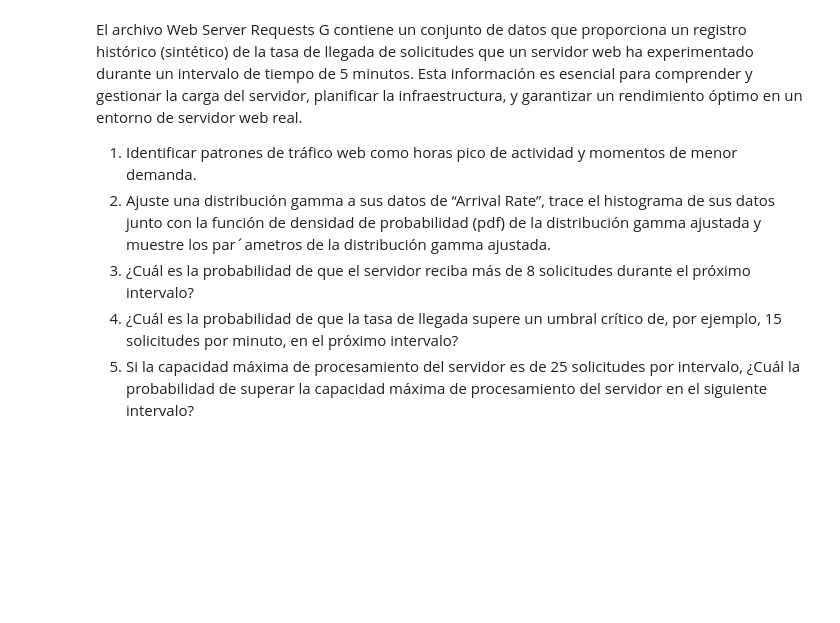
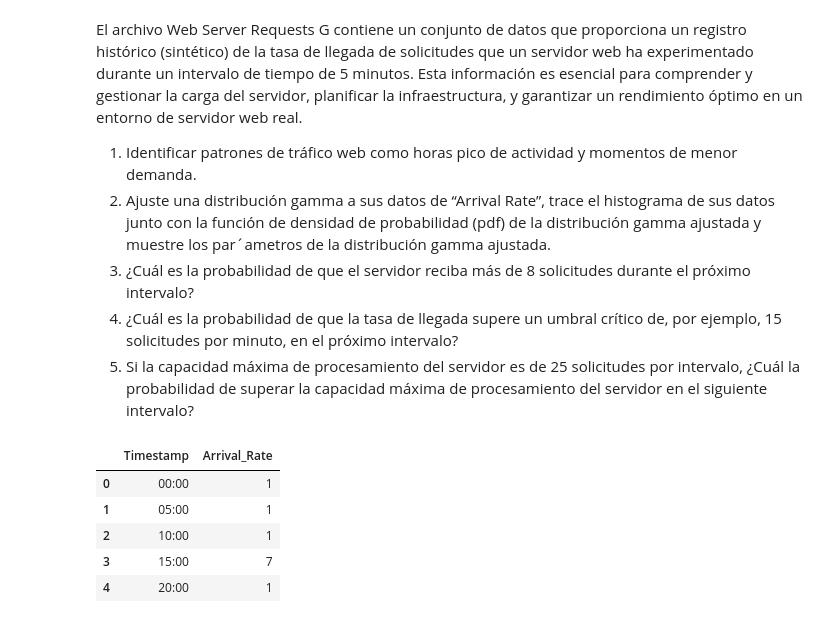
Before and after one commit to DCajiao/Distribuciones-de-Probabilidad, a Jupyter notebook: notebooks/pregunta4.ipynb, the cells around one changed output. Cells and saved outputs as stored; diff of their text form; code cells hidden in the pictures; blank space fills up the shorter version.

```diff
--- a/notebooks/pregunta4.ipynb
+++ b/notebooks/pregunta4.ipynb
@@ -15,0 +21,9 @@ df = pd.read_csv(url)
+# %%
+df.head()
+# %% [output]
+|  | Timestamp | Arrival_Rate |
+| 0 | 00:00 | 1 |
+| 1 | 05:00 | 1 |
+| 2 | 10:00 | 1 |
+| 3 | 15:00 | 7 |
+| 4 | 20:00 | 1 |
```
Also changed, not shown: parts of 10 cells of this notebook, 1 other file.
